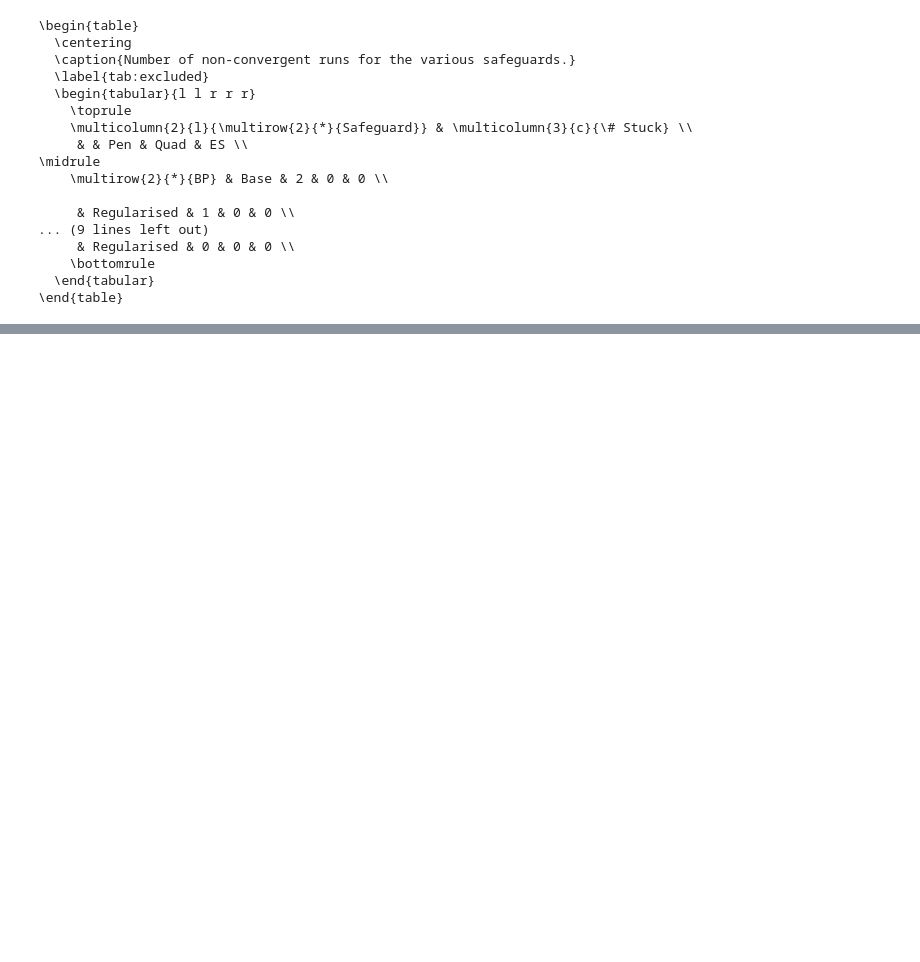
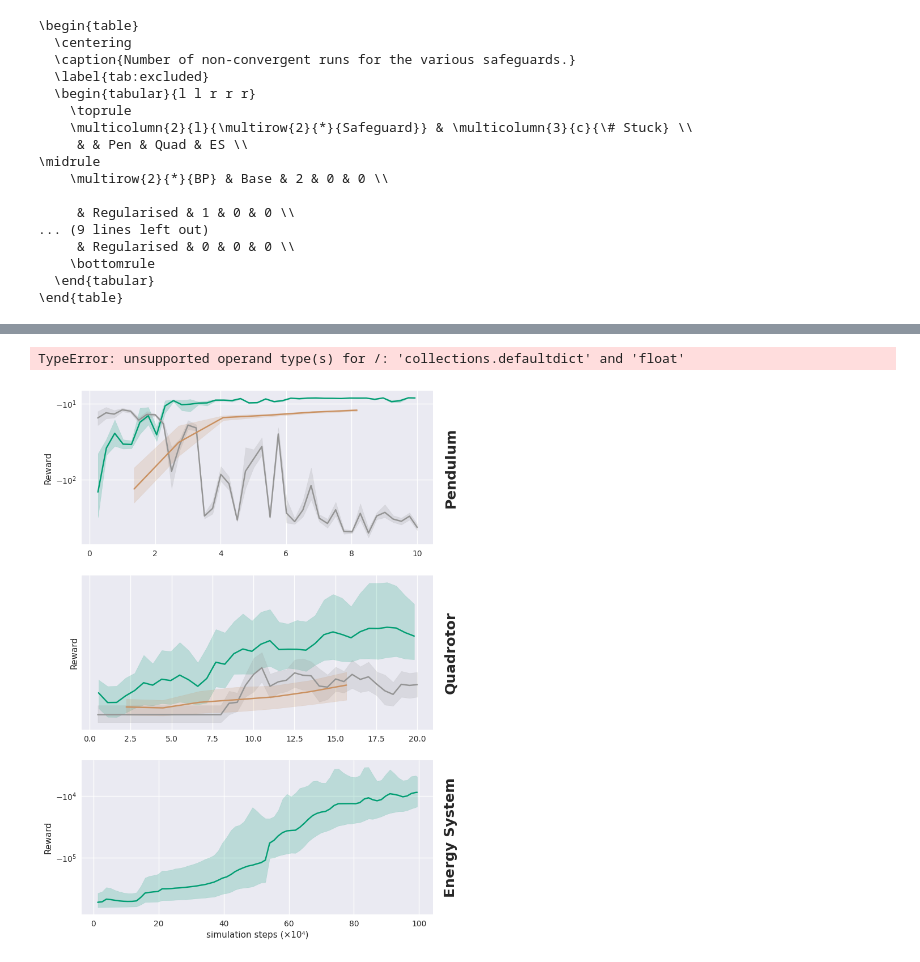
Before and after one commit to TimWalter/SafeGBPO, a Jupyter notebook: presentation/figures.ipynb, the cells around one changed output, grey strips where cells are left out. Saved outputs shown, nothing was run; the diff lists cells and outputs as text; code cells hidden in the pictures; blank space fills up the shorter version.

```diff
--- a/presentation/figures.ipynb
+++ b/presentation/figures.ipynb
@@ -555,0 +715,71 @@ plt.show()
+# %%
+# Figure 8
+plt.style.use("seaborn-v0_8")
+
+colors = {
+    "SHAC": sns.color_palette("colorblind")[2],
+    "PPO": sns.color_palette("colorblind")[5],
+    "SAC": sns.color_palette("colorblind")[7],
+}
+
+row = {
+    "Pendulum": 0,
+    "Quadrotor": 1,
+    "Energy System": 2,
+}
+
+fig, axes = plt.subplots(3, 1, figsize=(8, 12), sharex=False, sharey=False)
+
+for ax, title in zip(axes, ["Pendulum", "Quadrotor", "Energy System"]):
+    ax.text(1.05, 0.5, title, va='center', ha='center',
+        rotation='vertical', rotation_mode='anchor',
+        transform=ax.transAxes, fontsize=18, fontweight='bold')
+for ax in axes[:]:
+    ax.set_ylabel("Reward")
+for ax in axes[-1:]:
+    ax.set_xlabel("simulation steps (×10⁴)")
+for ax in axes:
+    ax.set_yscale("symlog")
+#for ax in axes[1:2]:
+#    ax.set_ylim([-800, -100])
+#    ax.set_yticks([-600, -400, -200])
+
+for env in env_translation.keys():
+    for algo in algorithms:
+        x = results[env][algo]["Ray Mask Base"]["steps"]  / 1e4
+        y, y_lower, y_upper = bootstrap_mean_ci(results[env][algo]["Ray Mask Base"]["reward"])
+        if len(x) != len(y):
+            x = x[:-1]
+
+        color = colors[algo]
+
+        axes[row[env]].plot(x, y, color=color, label=algo)
+        axes[row[env]].fill_between(x, y_lower, y_upper, color=color, alpha=0.2)
+
+shac_handle = mlines.Line2D([], [], color=colors["SHAC"])
+ppo_handle = mlines.Line2D([], [], color=colors["PPO"])
+sac_handle = mlines.Line2D([], [], color=colors["SAC"])
+
+handles = [
+    shac_handle, ppo_handle, sac_handle,
+]
+labels = [
+    "SHAC", "PPO", "SAC",
+]
+
+fig.legend(
+    handles=handles,
+    labels=labels,
+    loc="lower center",
+    fontsize=12,
+    ncol=3,
+    fancybox=True,
+    frameon=True,
+    edgecolor="grey",
+    facecolor="white"
+)
+
+plt.show()
+# %% [output]
+TypeError: unsupported operand type(s) for /: 'collections.defaultdict' and 'float'
+[figure, added]
```
Also changed, not shown: parts of 9 cells of this notebook.
